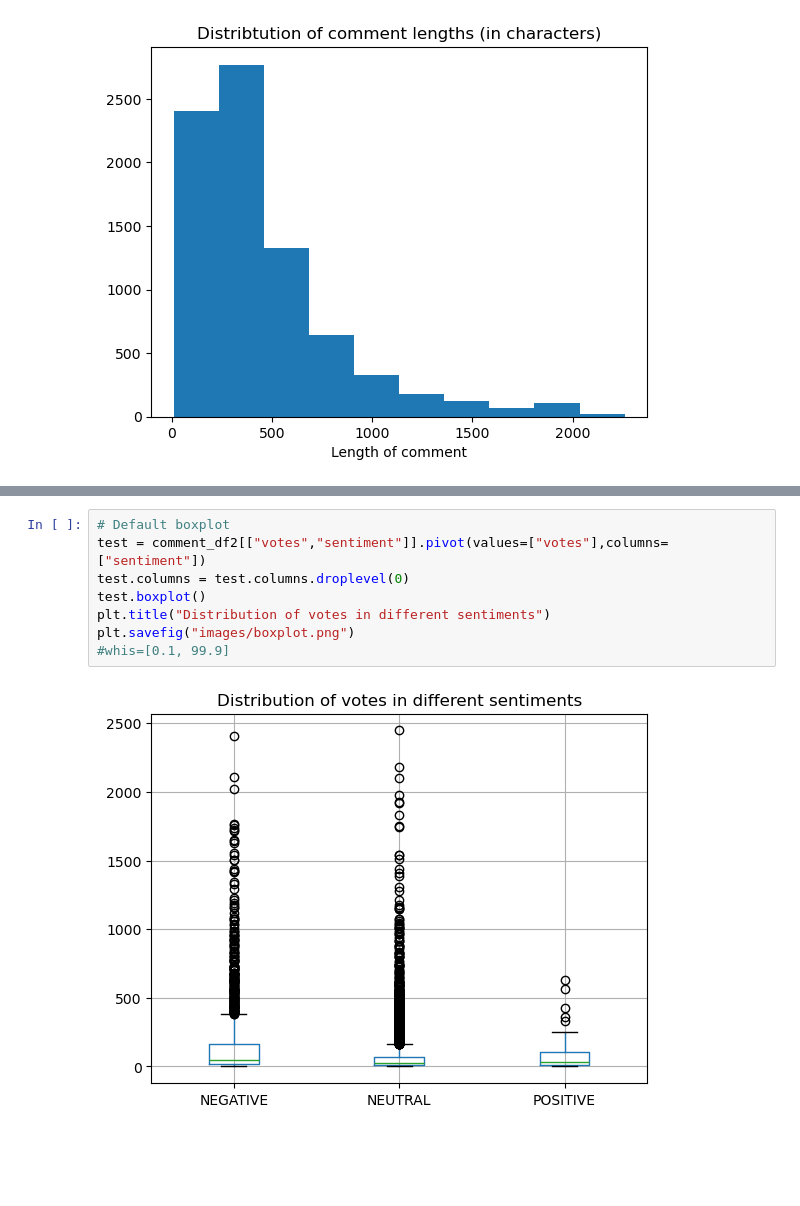
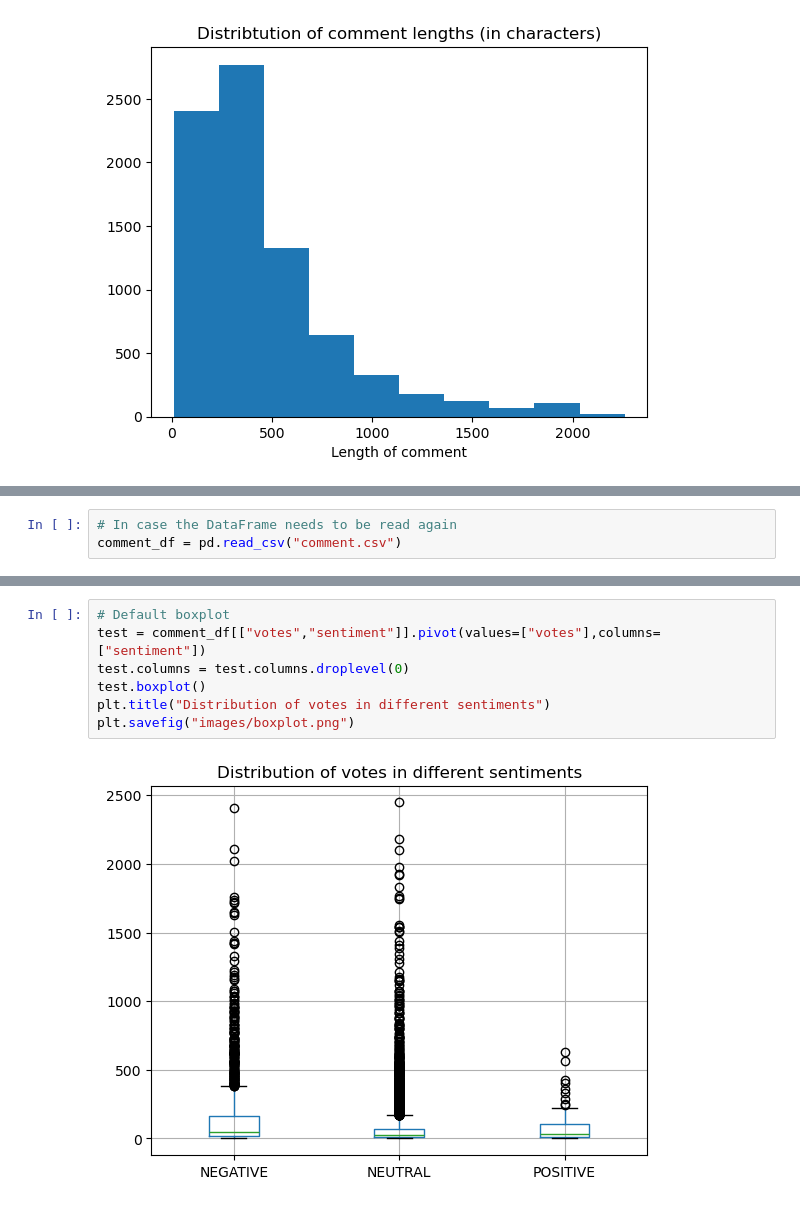
Before and after one commit to eevib/introDataMiniProject, a Jupyter notebook: data_analysis.ipynb, the cells around one changed output, grey strips where cells are left out. Drawn from its saved outputs; the diff is of its cells as text; blank space fills up the shorter version.

```diff
--- a/data_analysis.ipynb
+++ b/data_analysis.ipynb
@@ -277,0 +221,3 @@ Power_divergenceResult(statistic=0.00021060117136980136, pvalue=0.99989470495822
+# %%
+# In case the DataFrame needs to be read again
+comment_df = pd.read_csv("comment.csv")
@@ -296,11 +281,10 @@ plt.savefig("images/sentiment_distribution.png")
 # %%
 # Default boxplot
-test = comment_df2[["votes","sentiment"]].pivot(values=["votes"],columns=["sentiment"])
+test = comment_df[["votes","sentiment"]].pivot(values=["votes"],columns=["sentiment"])
 test.columns = test.columns.droplevel(0)
 test.boxplot()
 plt.title("Distribution of votes in different sentiments")
 plt.savefig("images/boxplot.png")
-#whis=[0.1, 99.9]
 # %% [output]
-[figure, old version]
+[figure, new version]
 # %%
```
Also changed, not shown: parts of 46 cells of this notebook, 4 other files.
